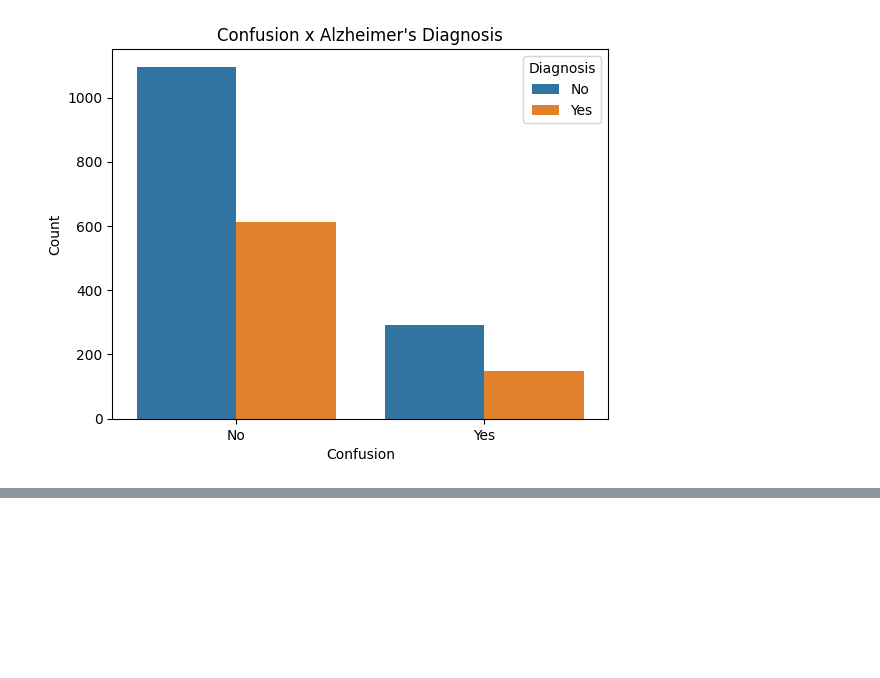
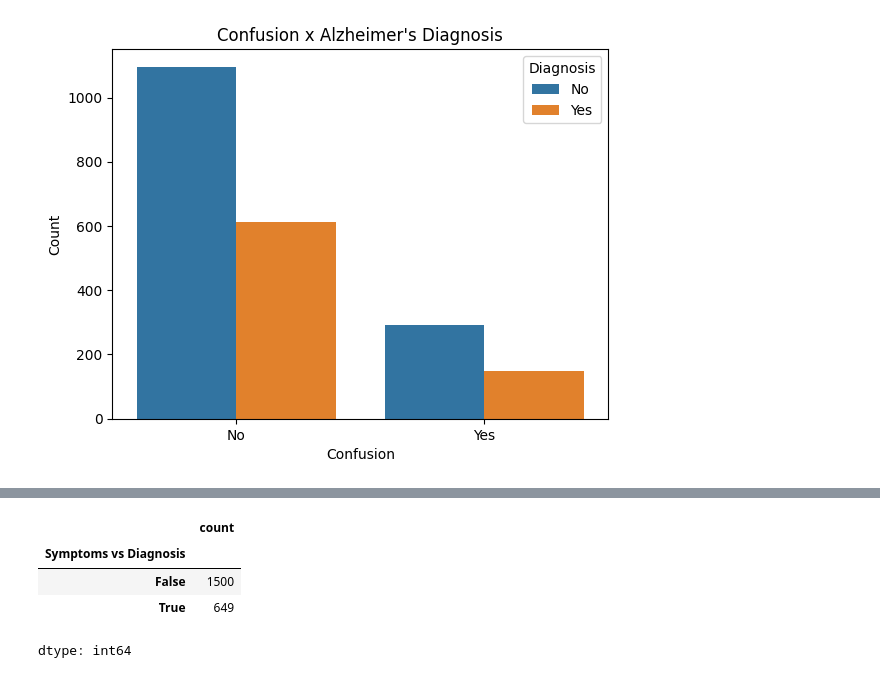
Before and after one commit to maddiejane25/Project-1, a Jupyter notebook: Alzheimers_data.ipynb, the cells around one changed output, grey strips where cells are left out. Saved outputs shown, nothing was run; the diff lists cells and outputs as text; code cells hidden in the pictures; blank space fills up the shorter version.

```diff
--- a/Alzheimers_data.ipynb
+++ b/Alzheimers_data.ipynb
@@ -450,0 +481,10 @@ plt.show()
+# %%
+#Count the number of TRUE values in Symptoms vs diagnosis
+s_vs_d = alzheimer_df['Symptoms vs Diagnosis'].value_counts()
+s_vs_d
+# %% [output]
+|  | count |
+| Symptoms vs Diagnosis |  |
+| False | 1500 |
+| True | 649 |
+dtype: int64
```
Also changed, not shown: parts of 7 cells of this notebook.
